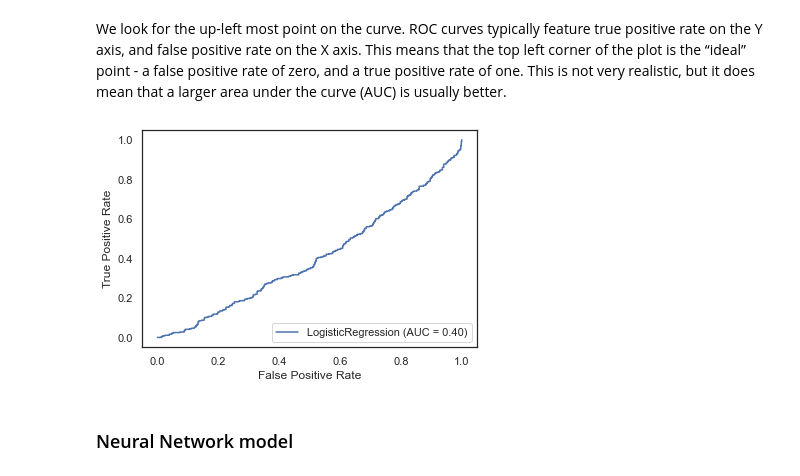
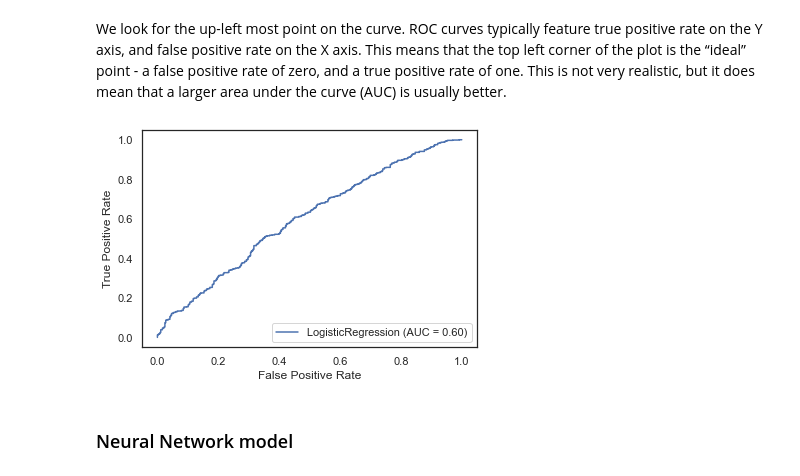
Before and after one commit to nshahpazov/learn-ds-notebooks, a Jupyter notebook: segmetation-class-prediction.ipynb, the cells around one changed output. Drawn from its saved outputs; the diff is of its cells as text; code cells hidden in the pictures.

Commit message:
removed wrong == False

```diff
--- a/segmetation-class-prediction.ipynb
+++ b/segmetation-class-prediction.ipynb
@@ -123,7 +123,7 @@ sns.scatterplot(x=df['A'], y=logit, hue=df.Class)
 reversed_features = 1 / df[['A', 'B']]
 
 
-X_train, X_test, y_train, y_test = train_test_split(reversed_features, df['Class'] == 'PS', test_size=0.5,
+X_train, X_test, y_train, y_test = train_test_split(reversed_features, df['Class'] == 'WS', test_size=0.5,
                                                    random_state=1)
 lr = LogisticRegression(fit_intercept=True)
 fit = lr.fit(X_train, y_train)
@@ -137,9 +137,9 @@ b0 = 0.6242465413972734 , beta1 = 0.024817065450005317 , beta2 = -0.363307377840
 We look for the up-left most point on the curve.
 ROC curves typically feature true positive rate on the Y axis, and false positive rate on the X axis. This means that the top left corner of the plot is the “ideal” point - a false positive rate of zero, and a true positive rate of one. This is not very realistic, but it does mean that a larger area under the curve (AUC) is usually better.
 # %%
-plot_roc_curve(lr, X_test, y_test == False);
+plot_roc_curve(lr, X_test, y_test);
 # %% [output]
-[figure, old version]
+[figure, new version]
 # %% [markdown]
 ### Neural Network model
 # %%
```
Also changed, not shown: parts of 1 cell of this notebook.
